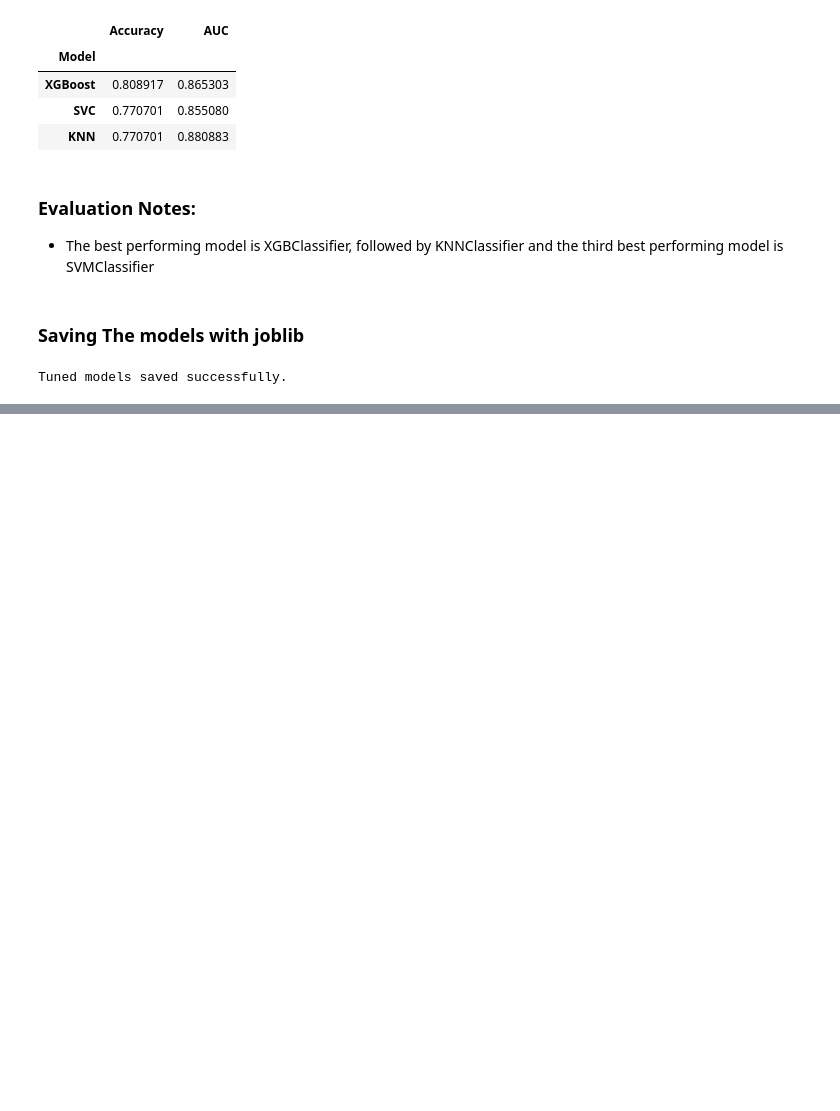
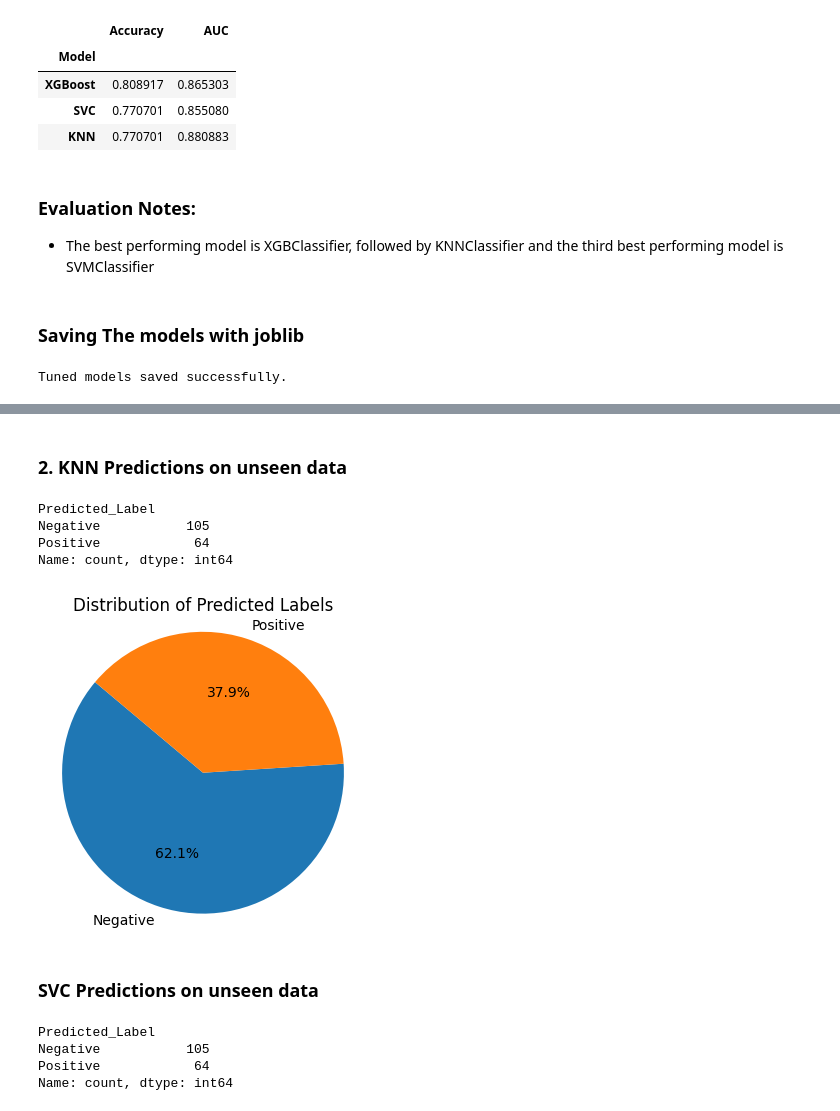
Before and after one commit to murithidenisgitobu/Sepsis-Predictor, a Jupyter notebook: Notebook.ipynb, the cells around one changed output, grey strips where cells are left out. Cells and saved outputs as stored; diff of their text form; code cells hidden in the pictures; blank space fills up the shorter version.

```diff
--- a/Notebook.ipynb
+++ b/Notebook.ipynb
@@ -1311,0 +1363,32 @@ Tuned models saved successfully.
+# %% [markdown]
+### 2. KNN Predictions on unseen data
+# %%
+# Predict with saved Knn classifier
+saved_knn_predictions = tuned_svc_model_saved.predict(test_df)
+# %%
+# Create a DataFrame to store the predictions
+saved_knn_predictions = pd.DataFrame(saved_knn_predictions, columns=['Predicted_Label'])
+
+# Map the numerical predictions to 'no' and 'yes'
+saved_knn_predictions['Predicted_Label'] = saved_knn_predictions['Predicted_Label'].map({0: 'Negative', 1: 'Positive'})
+
+saved_knn_predictions.value_counts()
+# %% [output]
+Predicted_Label
+Negative           105
+Positive            64
+Name: count, dtype: int64
+# %%
+# Count the occurrences of each category
+knn_prediction_counts = saved_knn_predictions['Predicted_Label'].value_counts()
+
+# Plotting a pie chart with percentages
+plt.figure(figsize=(4, 4))
+plt.pie(knn_prediction_counts, labels=knn_prediction_counts.index, autopct='%1.1f%%', startangle=140)
+plt.title('Distribution of Predicted Labels')
+plt.axis('equal')  # Equal aspect ratio ensures that pie is drawn as a circle.
+plt.show()
+# %% [output]
+[figure, added]
+# %% [markdown]
+### SVC Predictions on unseen data
@@ -1311,0 +1398,13 @@ Tuned models saved successfully.
+# %%
+# Create a DataFrame to store the predictions
+saved_svc_predictions = pd.DataFrame(saved_svc_predictions, columns=['Predicted_Label'])
+
+# Map the numerical predictions to 'no' and 'yes'
+saved_svc_predictions['Predicted_Label'] = saved_svc_predictions['Predicted_Label'].map({0: 'Negative', 1: 'Positive'})
+
+saved_svc_predictions.value_counts()
+# %% [output]
+Predicted_Label
+Negative           105
+Positive            64
+Name: count, dtype: int64
```
Also changed, not shown: parts of 10 cells of this notebook.
